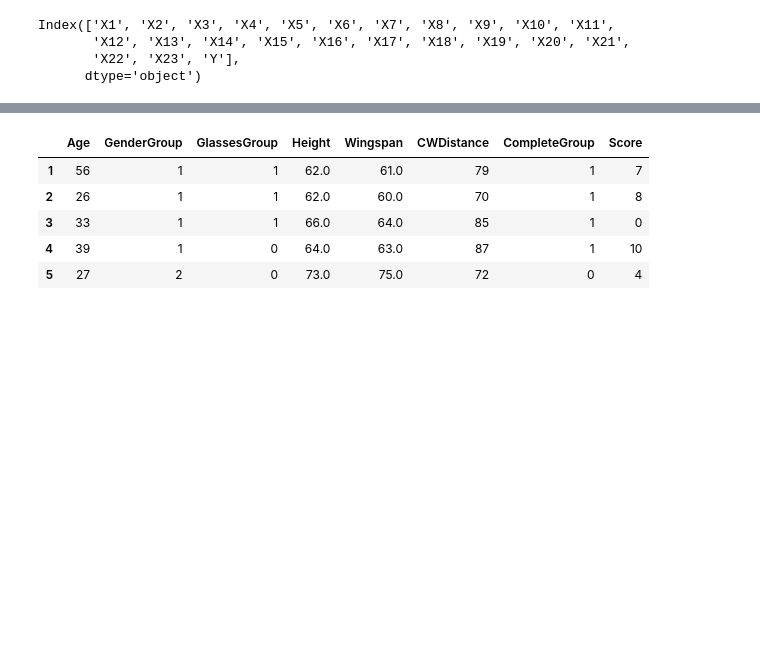
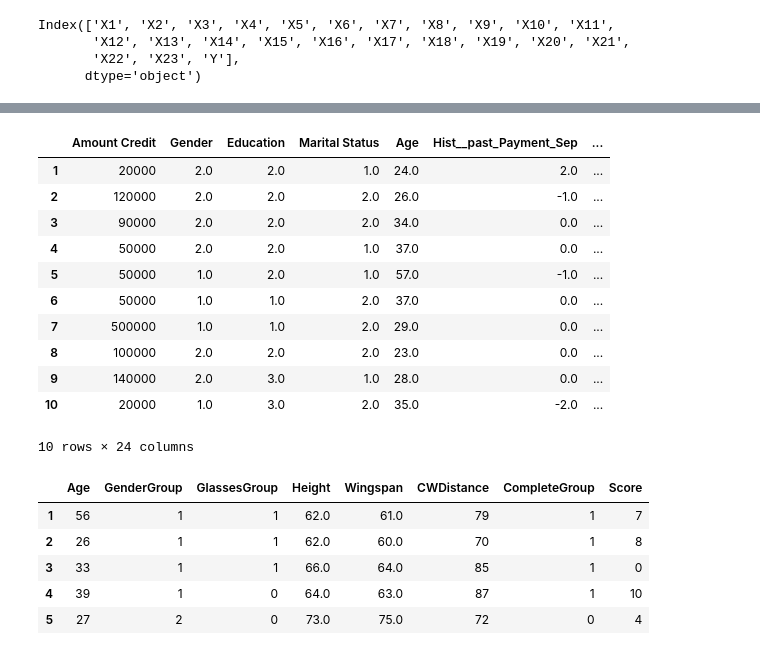
Before and after one commit to PosgradoMNA/Proyecto-final-Equipo-135, a Jupyter notebook: Actividad_Semanal_4.ipynb, the cells around one changed output, grey strips where cells are left out. Saved outputs shown, nothing was run; the diff lists cells and outputs as text; code cells hidden in the pictures; blank space fills up the shorter version.

```diff
--- a/Actividad_Semanal_4.ipynb
+++ b/Actividad_Semanal_4.ipynb
@@ -53,3 +33,43 @@ df_titles
+# %%
+df.columns = [
+    'Amount Credit',
+    'Gender',
+    'Education',
+    'Marital Status',
+    'Age',
+    'Hist__past_Payment_Sep',
+    'Hist_past_Payment_Aug',
+    'Hist_past_Payment_Jul',
+    'Hist_past_Payment_Jun',
+    'Hist_past_Payment_May',
+    'Hist_past_Payment_Apr',
+    'Bill_amount_Sep',
+    'Bill_amount_Aug',
+    'Bill_amount_Jul',
+    'Bill_amount_Jun',
+    'Bill_amount_May',
+    'Bill_amount_Apr',
+    'Paid_amount_Sep',
+    'Paid_amount_Aug',
+    'Paid_amount_Jul',
+    'Paid_amount_Jun',
+    'Paid_amount_May',
+    'Paid_amount_Apr','Y'] # se asignaron todos los encabezados para que la tabla queda correctamente identificada
+# %%
+df.head(10)
+# %% [output]
+|  | Amount Credit | Gender | Education | Marital Status | Age | Hist__past_Payment_Sep | ... |
+| 1 | 20000 | 2.0 | 2.0 | 1.0 | 24.0 | 2.0 | ... |
+| 2 | 120000 | 2.0 | 2.0 | 2.0 | 26.0 | -1.0 | ... |
+| 3 | 90000 | 2.0 | 2.0 | 2.0 | 34.0 | 0.0 | ... |
+| 4 | 50000 | 2.0 | 2.0 | 1.0 | 37.0 | 0.0 | ... |
+| 5 | 50000 | 1.0 | 2.0 | 1.0 | 57.0 | -1.0 | ... |
+| 6 | 50000 | 1.0 | 1.0 | 2.0 | 37.0 | 0.0 | ... |
+| 7 | 500000 | 1.0 | 1.0 | 2.0 | 29.0 | 0.0 | ... |
+| 8 | 100000 | 2.0 | 2.0 | 2.0 | 23.0 | 0.0 | ... |
+| 9 | 140000 | 2.0 | 3.0 | 1.0 | 28.0 | 0.0 | ... |
+| 10 | 20000 | 1.0 | 3.0 | 2.0 | 35.0 | -2.0 | ... |
+10 rows × 24 columns
 # %%
 drop = ['Gender', 'Glasses','Complete']
 df.drop(columns = drop, inplace=True)
```
Also changed, not shown: parts of 1 cell of this notebook.
